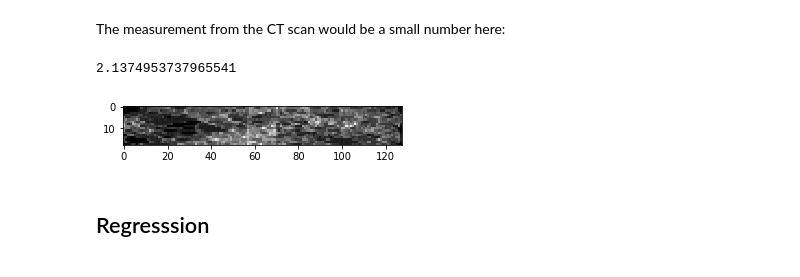
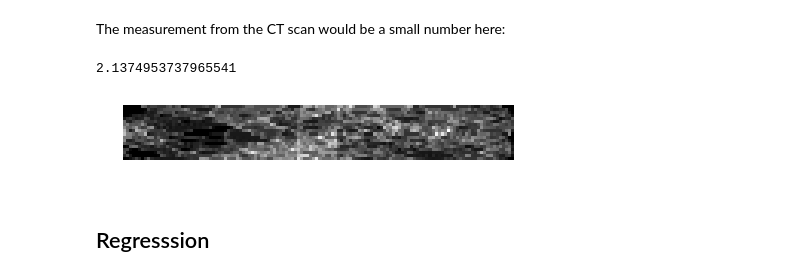
Before and after one commit to fastai/numerical-linear-algebra, a Jupyter notebook: nbs/4. Compressed Sensing of CT Scans with Robust Regression.ipynb, the cells around one changed output. Drawn from its saved outputs; the diff is of its cells as text; code cells hidden in the pictures.

```diff
--- a/nbs/4. Compressed Sensing of CT Scans with Robust Regression.ipynb
+++ b/nbs/4. Compressed Sensing of CT Scans with Robust Regression.ipynb
@@ -372,10 +432,12 @@ np.resize(proj, (l//7,l))[3,14]
 # %%
 proj += 0.15 * np.random.randn(*proj.shape)
 # %%
-plt.figure(figsize=(5,5))
-plt.imshow(np.resize(proj, (l//7,l)), cmap='gray');
+plt.figure(figsize=(7,7))
+plt.imshow(np.resize(proj, (l//7,l)), cmap='gray')
+plt.axis('off')
+plt.savefig("images/proj.png")
 # %% [output]
-[figure, old version]
+[figure, new version]
 # %% [markdown]
 ## Regresssion
 # %% [markdown]
```
Also changed, not shown: parts of 15 cells of this notebook, 2 other files.
